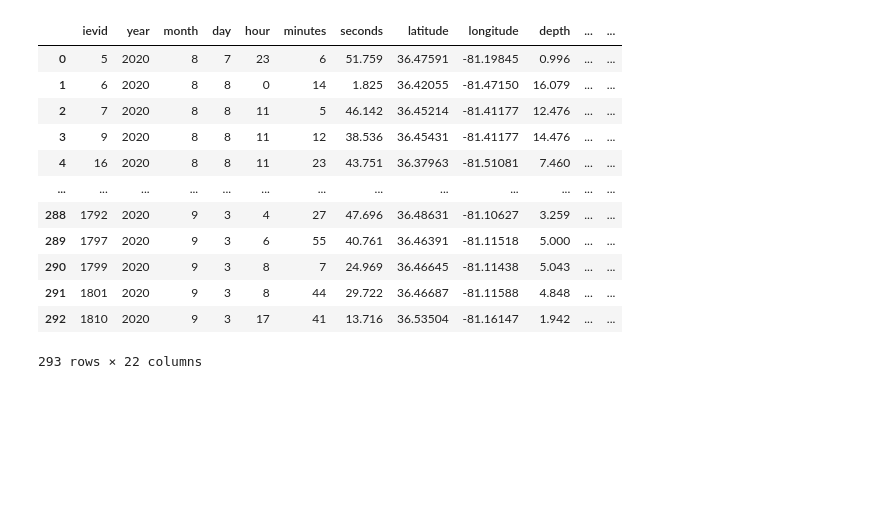
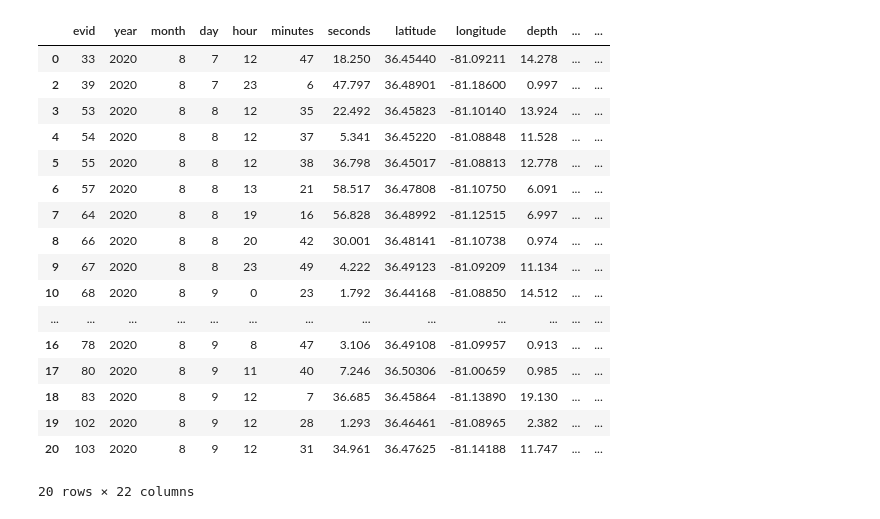
Before and after one commit to Lchuang/SCM5EQ, a Jupyter notebook: Plot_MFT.ipynb, the cells around one changed output. Drawn from its saved outputs; the diff is of its cells as text; code cells hidden in the pictures; blank space fills up the shorter version.

```diff
--- a/Plot_MFT.ipynb
+++ b/Plot_MFT.ipynb
@@ -2,29 +2,39 @@
 import pandas as pd
 import numpy as np
 # %%
-mft_cata='relocated_correlationlimv2.cat'
+mft_cata='relocated_catalog_updatedmag.dat'
 pd_loc=pd.read_csv(mft_cata,delim_whitespace=True)
 # %%
 pd_loc["dtime"]=pd.to_datetime(pd_loc[["year","month","day","hour","minutes","seconds"]])
+# %%
+pd_loc = pd_loc[pd_loc.latitude>=36.3]
+pd_loc = pd_loc[pd_loc.latitude<=36.65]
+pd_loc = pd_loc[pd_loc.longitude>=-81.3]
+pd_loc = pd_loc[pd_loc.longitude<=-80.8]
 # %%
 dtt=pd_loc.dtime.values.astype(np.int64) // 10 ** 9 /86400
-pd_loc["dtt"]=dtt-dtt[15]
+pd_loc["dtt"]=dtt-dtt[18]
 # %%
-pd_loc
+pd_loc.head(20)
 # %% [output]
-|  | ievid | year | month | day | hour | minutes | seconds | latitude | longitude | depth | ... | ... |
-| 0 | 5 | 2020 | 8 | 7 | 23 | 6 | 51.759 | 36.47591 | -81.19845 | 0.996 | ... | ... |
-| 1 | 6 | 2020 | 8 | 8 | 0 | 14 | 1.825 | 36.42055 | -81.47150 | 16.079 | ... | ... |
-| 2 | 7 | 2020 | 8 | 8 | 11 | 5 | 46.142 | 36.45214 | -81.41177 | 12.476 | ... | ... |
-| 3 | 9 | 2020 | 8 | 8 | 11 | 12 | 38.536 | 36.45431 | -81.41177 | 14.476 | ... | ... |
-| 4 | 16 | 2020 | 8 | 8 | 11 | 23 | 43.751 | 36.37963 | -81.51081 | 7.460 | ... | ... |
+|  | evid | year | month | day | hour | minutes | seconds | latitude | longitude | depth | ... | ... |
+| 0 | 33 | 2020 | 8 | 7 | 12 | 47 | 18.250 | 36.45440 | -81.09211 | 14.278 | ... | ... |
+| 2 | 39 | 2020 | 8 | 7 | 23 | 6 | 47.797 | 36.48901 | -81.18600 | 0.997 | ... | ... |
+| 3 | 53 | 2020 | 8 | 8 | 12 | 35 | 22.492 | 36.45823 | -81.10140 | 13.924 | ... | ... |
+| 4 | 54 | 2020 | 8 | 8 | 12 | 37 | 5.341 | 36.45220 | -81.08848 | 11.528 | ... | ... |
+| 5 | 55 | 2020 | 8 | 8 | 12 | 38 | 36.798 | 36.45017 | -81.08813 | 12.778 | ... | ... |
+| 6 | 57 | 2020 | 8 | 8 | 13 | 21 | 58.517 | 36.47808 | -81.10750 | 6.091 | ... | ... |
+| 7 | 64 | 2020 | 8 | 8 | 19 | 16 | 56.828 | 36.48992 | -81.12515 | 6.997 | ... | ... |
+| 8 | 66 | 2020 | 8 | 8 | 20 | 42 | 30.001 | 36.48141 | -81.10738 | 0.974 | ... | ... |
+| 9 | 67 | 2020 | 8 | 8 | 23 | 49 | 4.222 | 36.49123 | -81.09209 | 11.134 | ... | ... |
+| 10 | 68 | 2020 | 8 | 9 | 0 | 23 | 1.792 | 36.44168 | -81.08850 | 14.512 | ... | ... |
 | ... | ... | ... | ... | ... | ... | ... | ... | ... | ... | ... | ... | ... |
-| 288 | 1792 | 2020 | 9 | 3 | 4 | 27 | 47.696 | 36.48631 | -81.10627 | 3.259 | ... | ... |
-| 289 | 1797 | 2020 | 9 | 3 | 6 | 55 | 40.761 | 36.46391 | -81.11518 | 5.000 | ... | ... |
-| 290 | 1799 | 2020 | 9 | 3 | 8 | 7 | 24.969 | 36.46645 | -81.11438 | 5.043 | ... | ... |
-| 291 | 1801 | 2020 | 9 | 3 | 8 | 44 | 29.722 | 36.46687 | -81.11588 | 4.848 | ... | ... |
-| 292 | 1810 | 2020 | 9 | 3 | 17 | 41 | 13.716 | 36.53504 | -81.16147 | 1.942 | ... | ... |
+| 16 | 78 | 2020 | 8 | 9 | 8 | 47 | 3.106 | 36.49108 | -81.09957 | 0.913 | ... | ... |
+| 17 | 80 | 2020 | 8 | 9 | 11 | 40 | 7.246 | 36.50306 | -81.00659 | 0.985 | ... | ... |
+| 18 | 83 | 2020 | 8 | 9 | 12 | 7 | 36.685 | 36.45864 | -81.13890 | 19.130 | ... | ... |
+| 19 | 102 | 2020 | 8 | 9 | 12 | 28 | 1.293 | 36.46461 | -81.08965 | 2.382 | ... | ... |
+| 20 | 103 | 2020 | 8 | 9 | 12 | 31 | 34.961 | 36.47625 | -81.14188 | 11.747 | ... | ... |
-293 rows × 22 columns
+20 rows × 22 columns
 # %%
 import plotly.graph_objects as go
 import plotly.express as px
```
Also changed, not shown: parts of 8 cells of this notebook, 1 other file.
